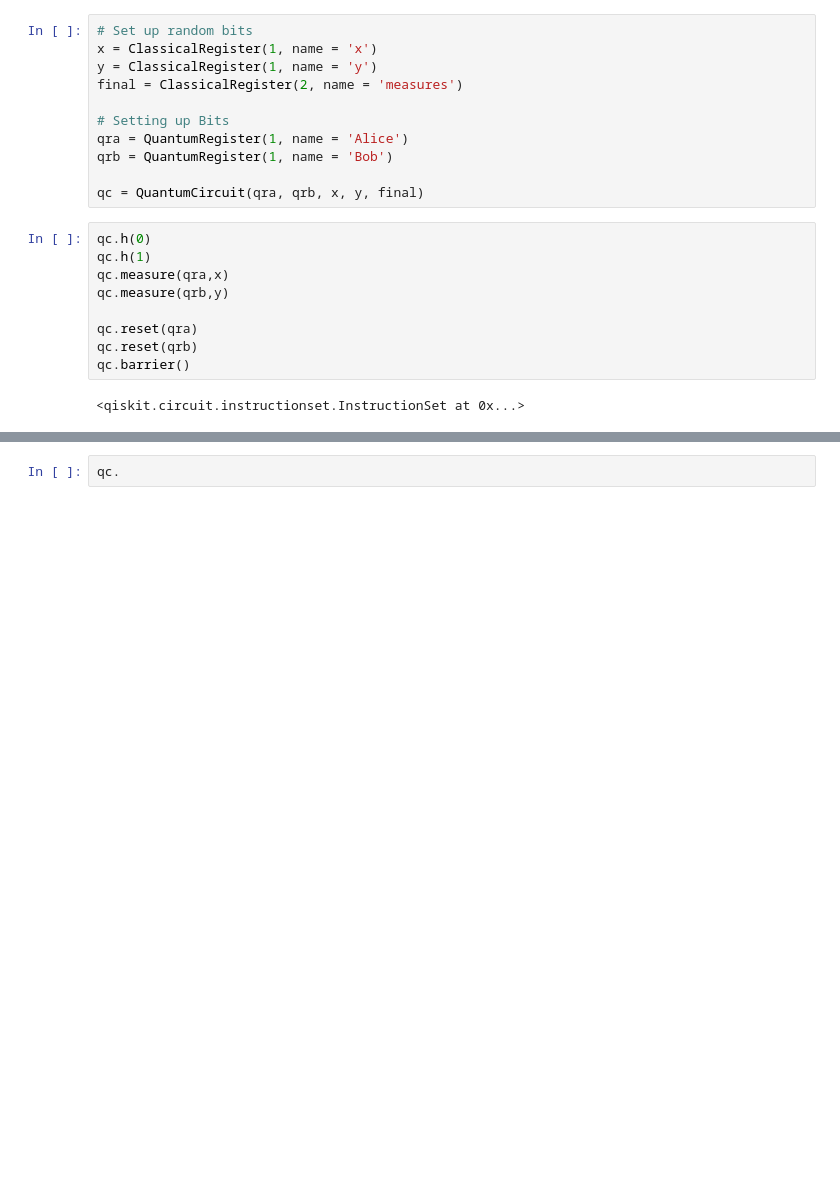
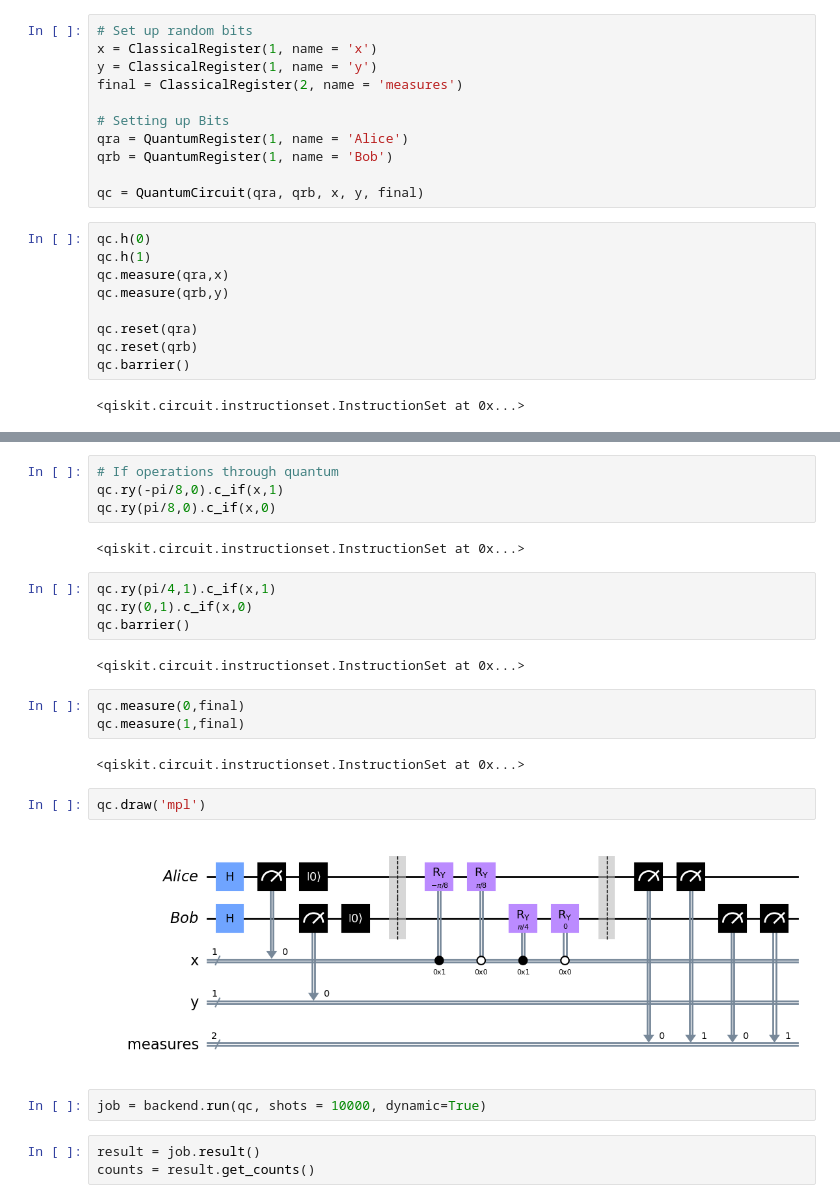
Before and after one commit to ackillin/desktop-code, a Jupyter notebook: quantum/CHSH.ipynb, the cells around one changed output, grey strips where cells are left out. Cells and saved outputs as stored; diff of their text form; blank space fills up the shorter version.

Commit message:
end of day three or four idk, working on CHSH game, as I think my results are incorrect

```diff
--- a/quantum/CHSH.ipynb
+++ b/quantum/CHSH.ipynb
@@ -38,2 +41,26 @@ qc.draw('mpl')
 # %%
-qc.
+# If operations through quantum
+qc.ry(-pi/8,0).c_if(x,1)
+qc.ry(pi/8,0).c_if(x,0)
+# %% [output]
+<qiskit.circuit.instructionset.InstructionSet at 0x...>
+# %%
+qc.ry(pi/4,1).c_if(x,1)
+qc.ry(0,1).c_if(x,0)
+qc.barrier()
+# %% [output]
+<qiskit.circuit.instructionset.InstructionSet at 0x...>
+# %%
+qc.measure(0,final)
+qc.measure(1,final)
+# %% [output]
+<qiskit.circuit.instructionset.InstructionSet at 0x...>
+# %%
+qc.draw('mpl')
+# %% [output]
+[figure, added]
+# %%
+job = backend.run(qc, shots = 10000, dynamic=True)
+# %%
+result = job.result()
+counts = result.get_counts()
```
Also changed, not shown: parts of 6 cells of this notebook, 1 other file.
